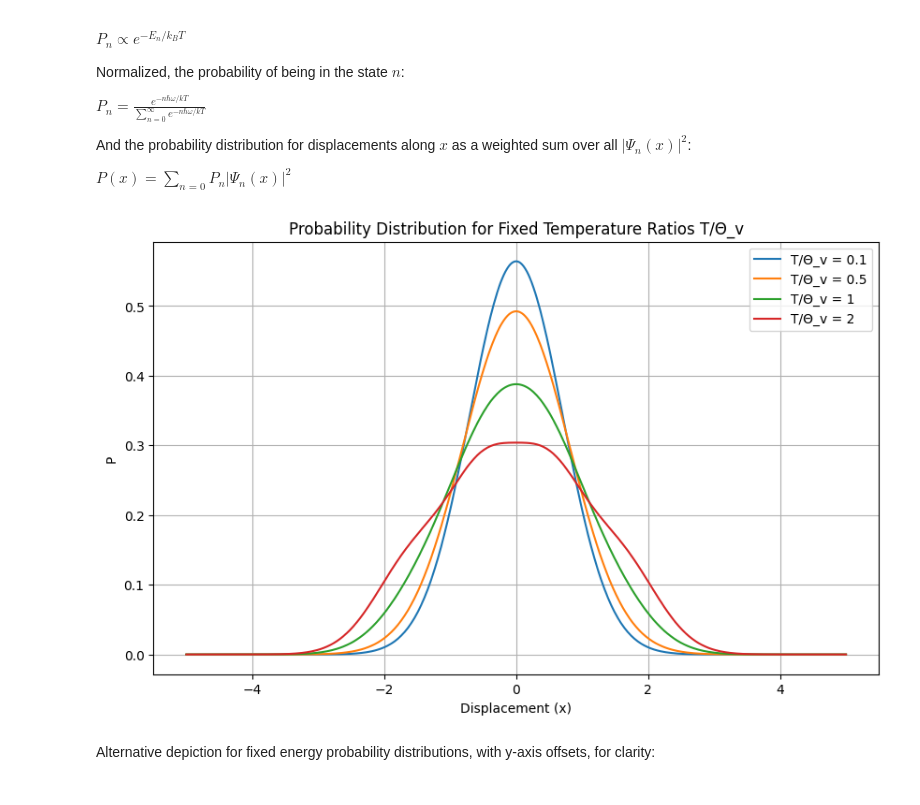
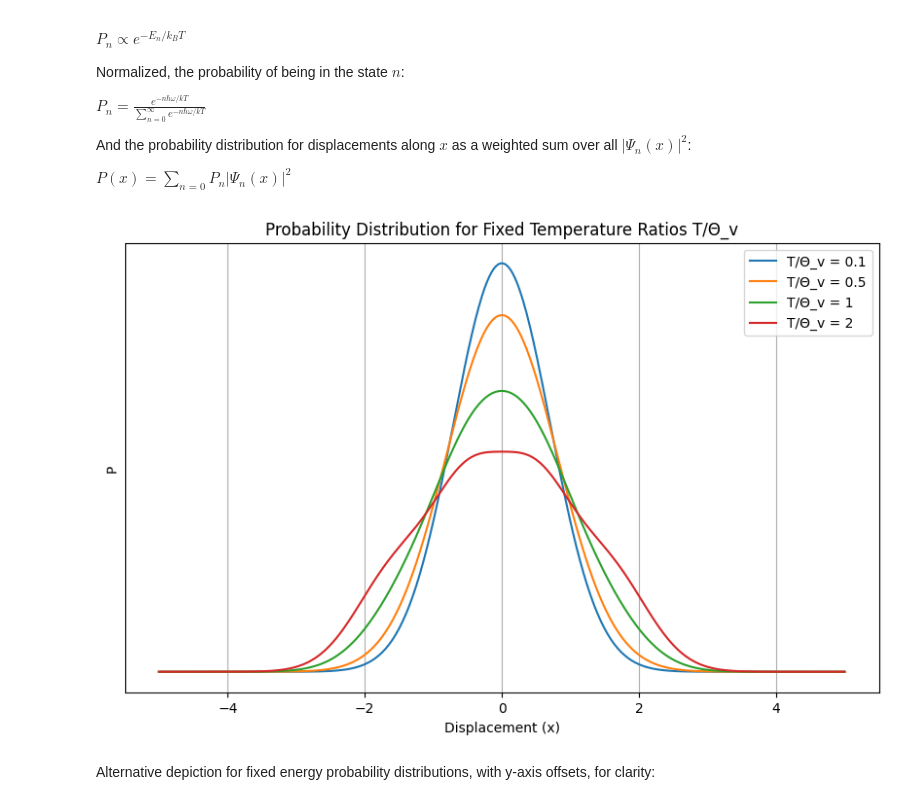
Before and after one commit to denny190/pchem_iv, a Jupyter notebook: l04_qm_harm_osc.ipynb, the cells around one changed output. Drawn from its saved outputs; the diff is of its cells as text; code cells hidden in the pictures.

```diff
--- a/l04_qm_harm_osc.ipynb
+++ b/l04_qm_harm_osc.ipynb
@@ -75,35 +75,36 @@ from scipy.special import hermite
 
 def calculate_wavefunction(n, x):
     '''Computing a wavefunction for a 1D quantum harmonic oscillator'''
     wavefunction = ((1 / (2**n * np.math.factorial(n)))**0.5 * (1/np.pi)**0.25) * np.exp(-x**2/2) * hermite(n)(x)
     return wavefunction
 
 def boltzmann_distribution(n, temp_ratio):
     '''Computing boltzmann distribution of energy levels'''
     # T/Theta_v
     return np.exp(-(n + 0.5)/temp_ratio)
 
 x = np.linspace(-5, 5, 400)
 
 temp_ratios = [0.1, 0.5, 1, 2]
 
 plt.figure(figsize=(10, 6))
 
 for temp_ratio in temp_ratios:
     prob = np.zeros_like(x)
     for n in [0, 1, 2, 3]:
         weight = boltzmann_distribution(n, temp_ratio)
         prob += weight * abs(calculate_wavefunction(n, x))**2
-    prob /= np.trapz(prob, x)  # Normalization
+    prob /= prob.sum()  # Normalization
     plt.plot(x, prob, label=f'T/Θ_v = {temp_ratio}')
 
 plt.title('Probability Distribution for Fixed Temperature Ratios T/Θ_v')
 plt.xlabel('Displacement (x)')
 plt.ylabel('P')
+plt.yticks([])
 plt.legend()
 plt.grid(True)
 # %% [output]
-[figure, old version]
+[figure, new version]
 # %% [markdown]
 Alternative depiction for fixed energy probability distributions, with y-axis offsets, for clarity:
 # %%
```
Also changed, not shown: parts of 2 cells of this notebook.
